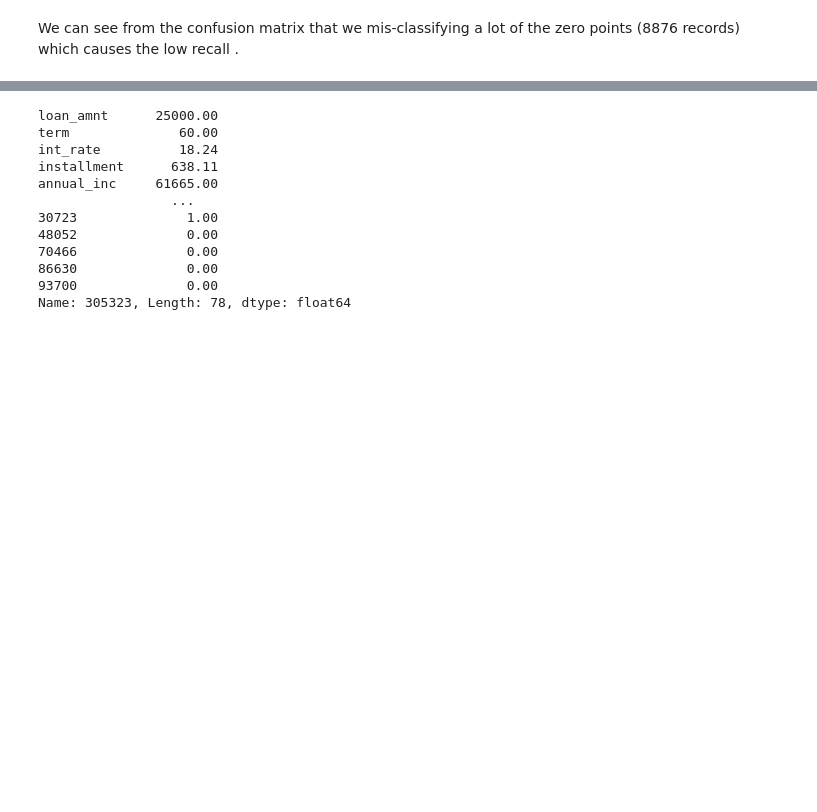
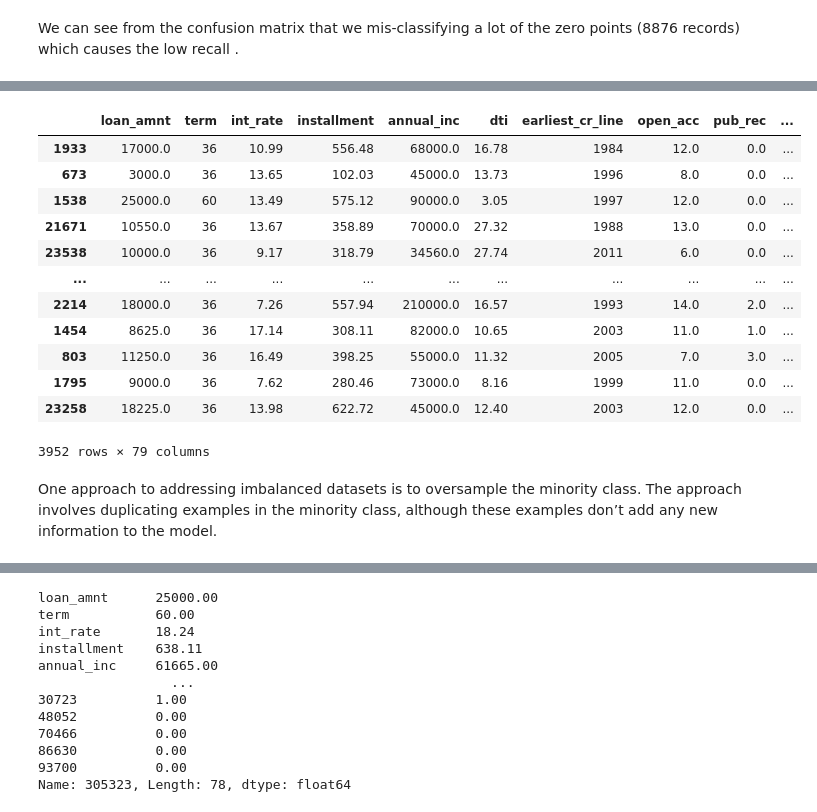
Before and after one commit to MosheHabaz/LendingClub-Neural-network-model, a Jupyter notebook: loan_project.ipynb, the cells around one changed output, grey strips where cells are left out. Saved outputs shown, nothing was run; the diff lists cells and outputs as text; code cells hidden in the pictures; blank space fills up the shorter version.

```diff
--- a/loan_project.ipynb
+++ b/loan_project.ipynb
@@ -1087,0 +1222,28 @@ We can see from the confusion matrix that we mis-classifying a lot of the zero p
+# %%
+#df[df['loan_repaid'] == 0]['loan_repaid'].value_counts()
+
+
+
+df_test2_0 = df[df['loan_repaid'] == 0].iloc[ntest1 : ntest1 + int(ntest1/2) ]
+df_test2_1 =  df[df['loan_repaid'] == 1].iloc[0 :int(ntest1/2) ]
+
+df_test2 = pd.concat([df_test2_0,df_test2_1 ], axis = 0 )
+# %%
+from sklearn.utils import shuffle
+
+df_test2 = shuffle(df_test2)
+df_test2
+# %% [output]
+|  | loan_amnt | term | int_rate | installment | annual_inc | dti | earliest_cr_line | open_acc | pub_rec | ... |
+| 1933 | 17000.0 | 36 | 10.99 | 556.48 | 68000.0 | 16.78 | 1984 | 12.0 | 0.0 | ... |
+| 673 | 3000.0 | 36 | 13.65 | 102.03 | 45000.0 | 13.73 | 1996 | 8.0 | 0.0 | ... |
+| 1538 | 25000.0 | 60 | 13.49 | 575.12 | 90000.0 | 3.05 | 1997 | 12.0 | 0.0 | ... |
+| 21671 | 10550.0 | 36 | 13.67 | 358.89 | 70000.0 | 27.32 | 1988 | 13.0 | 0.0 | ... |
+| 23538 | 10000.0 | 36 | 9.17 | 318.79 | 34560.0 | 27.74 | 2011 | 6.0 | 0.0 | ... |
+| ... | ... | ... | ... | ... | ... | ... | ... | ... | ... | ... |
+| 2214 | 18000.0 | 36 | 7.26 | 557.94 | 210000.0 | 16.57 | 1993 | 14.0 | 2.0 | ... |
+| 1454 | 8625.0 | 36 | 17.14 | 308.11 | 82000.0 | 10.65 | 2003 | 11.0 | 1.0 | ... |
+| 803 | 11250.0 | 36 | 16.49 | 398.25 | 55000.0 | 11.32 | 2005 | 7.0 | 3.0 | ... |
+| 1795 | 9000.0 | 36 | 7.62 | 280.46 | 73000.0 | 8.16 | 1999 | 11.0 | 0.0 | ... |
+| 23258 | 18225.0 | 36 | 13.98 | 622.72 | 45000.0 | 12.40 | 2003 | 12.0 | 0.0 | ... |
+3952 rows × 79 columns
@@ -1087,0 +1256,2 @@ We can see from the confusion matrix that we mis-classifying a lot of the zero p
+# %% [markdown]
+One approach to addressing imbalanced datasets is to oversample the minority class. The approach involves duplicating examples in the minority class, although these examples don’t add any new information to the model.
```
Also changed, not shown: parts of 57 cells of this notebook.
